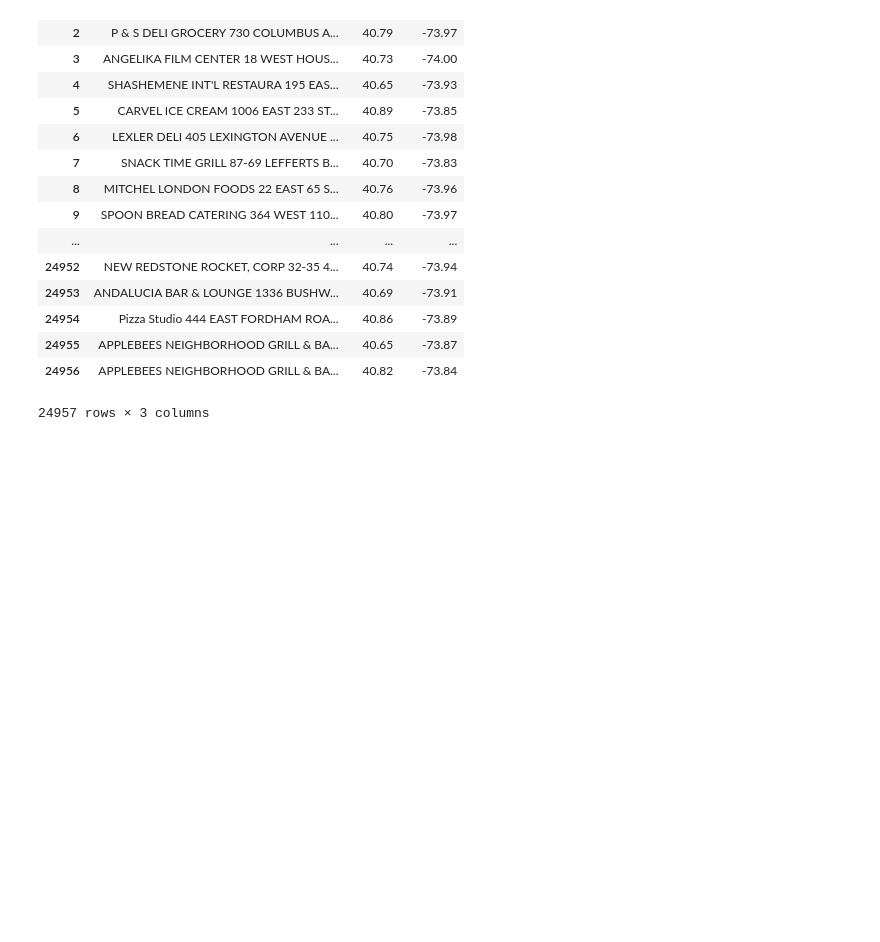
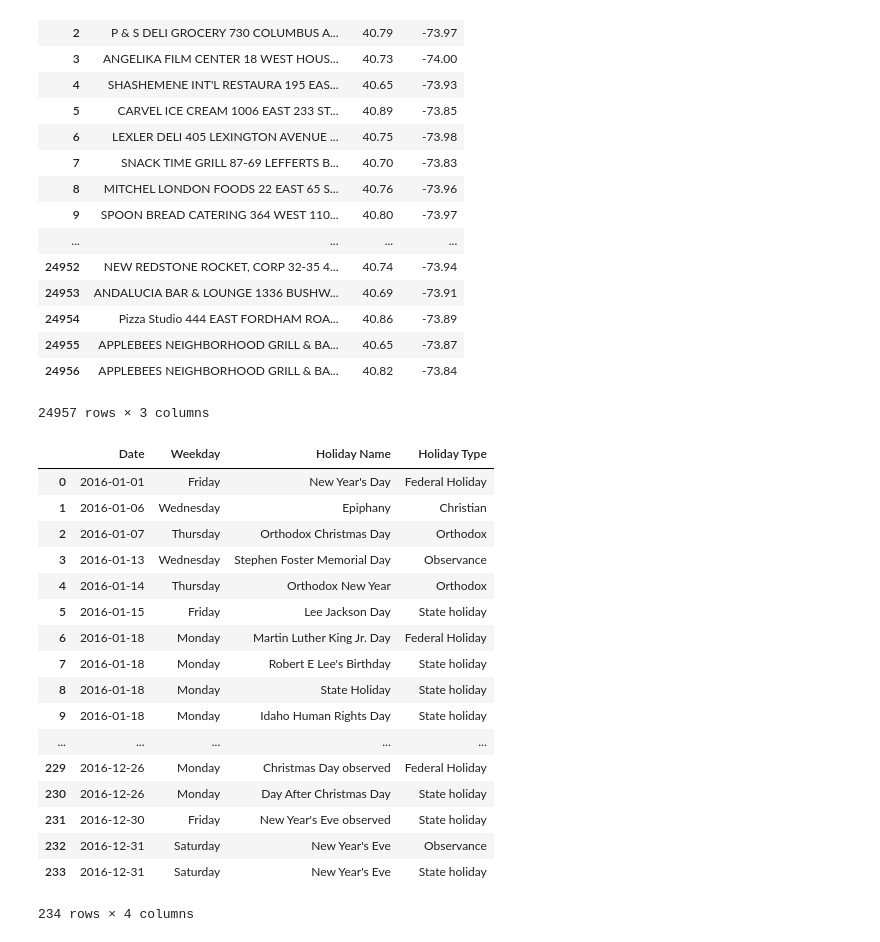
Before and after one commit to 1994wyh-WYH/UberGo, a Jupyter notebook: UberGo.ipynb, the cells around one changed output. Cells and saved outputs as stored; diff of their text form; code cells hidden in the pictures; blank space fills up the shorter version.

Commit message:
Add holidays.csv

```diff
--- a/UberGo.ipynb
+++ b/UberGo.ipynb
@@ -95,3 +96,53 @@ restaruant_df.round({'latitude' : 2,'longitude' : 2})
 | 24955 | APPLEBEES NEIGHBORHOOD GRILL & BA... | 40.65 | -73.87 |
 | 24956 | APPLEBEES NEIGHBORHOOD GRILL & BA... | 40.82 | -73.84 |
 24957 rows × 3 columns
+# %%
+with open('holidays.csv') as holiday_file:
+    holiday_df = pd.read_csv(holiday_file);
+# %%
+def date_format (date):
+    day, month = str(date).split("-")
+    month = months[month]
+    return dt.date(2016, int(month), int(day))
+
+months = {
+        'Jan': 1,
+        'Feb': 2,
+        'Mar': 3,
+        'Apr': 4,
+        'May': 5,
+        'Jun': 6,
+        'Jul': 7,
+        'Aug': 8,
+        'Sep': 9,
+        'Oct': 10,
+        'Nov': 11,
+        'Dec': 12,
+    }
+
+holiday_df['Date'] = holiday_df['Date'].map(date_format)
+# %%
+holiday_df['Date'] = pd.to_datetime(holiday_df['Date'])
+# %%
+holiday_df = holiday_df.drop(['Where It is Observed'], axis = 1)
+# %%
+holiday_df
+# %% [output]
+|  | Date | Weekday | Holiday Name | Holiday Type |
+| 0 | 2016-01-01 | Friday | New Year's Day | Federal Holiday |
+| 1 | 2016-01-06 | Wednesday | Epiphany | Christian |
+| 2 | 2016-01-07 | Thursday | Orthodox Christmas Day | Orthodox |
+| 3 | 2016-01-13 | Wednesday | Stephen Foster Memorial Day | Observance |
+| 4 | 2016-01-14 | Thursday | Orthodox New Year | Orthodox |
+| 5 | 2016-01-15 | Friday | Lee Jackson Day | State holiday |
+| 6 | 2016-01-18 | Monday | Martin Luther King Jr. Day | Federal Holiday |
+| 7 | 2016-01-18 | Monday | Robert E Lee's Birthday | State holiday |
+| 8 | 2016-01-18 | Monday | State Holiday | State holiday |
+| 9 | 2016-01-18 | Monday | Idaho Human Rights Day | State holiday |
+| ... | ... | ... | ... | ... |
+| 229 | 2016-12-26 | Monday | Christmas Day observed | Federal Holiday |
+| 230 | 2016-12-26 | Monday | Day After Christmas Day | State holiday |
+| 231 | 2016-12-30 | Friday | New Year's Eve observed | State holiday |
+| 232 | 2016-12-31 | Saturday | New Year's Eve | Observance |
+| 233 | 2016-12-31 | Saturday | New Year's Eve | State holiday |
+234 rows × 4 columns
```
Also changed, not shown: parts of 1 cell of this notebook.
